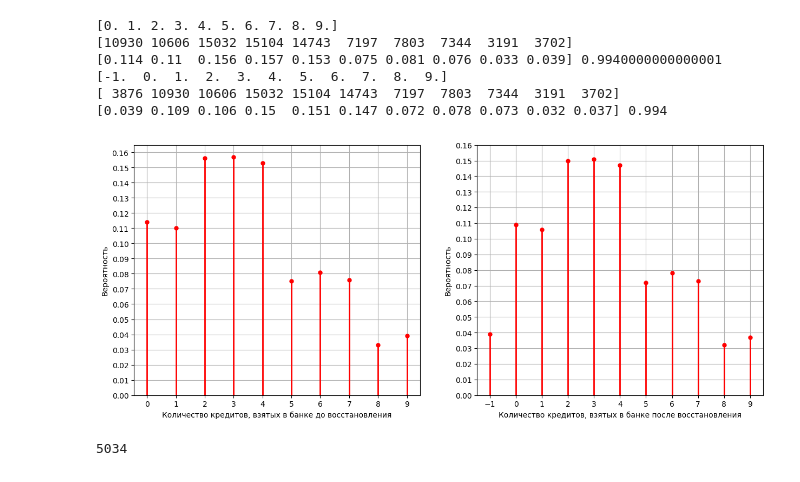
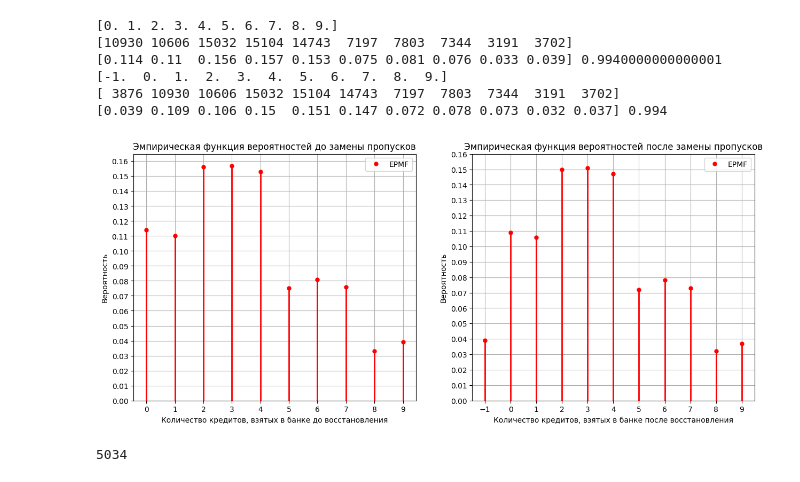
Before and after one commit to Ghukii/TMP-4sem-, a Jupyter notebook: Задание_6/Задание_6_13.ipynb, the cells around one changed output. Cells and saved outputs as stored; diff of their text form; code cells hidden in the pictures.

```diff
--- a/Задание_6/Задание_6_13.ipynb
+++ b/Задание_6/Задание_6_13.ipynb
@@ -389,29 +389,33 @@ print(NoL_na_epmf, NoL_na_epmf.sum())
 # %%
 plt.figure(figsize=(15, 6))
 
 plt.subplot(1, 2, 1)
-plt.plot(NoL_uniq, NoL_epmf, 'ro', ms=5, label='Эмпирическая функция вероятностей')
+plt.plot(NoL_uniq, NoL_epmf, 'ro', ms=5, label='EPMF')
 plt.vlines(NoL_uniq, 0, NoL_epmf, colors='r', lw=2)
+plt.title('Эмпирическая функция вероятностей до замены пропусков')
 plt.xlabel('Количество кредитов, взятых в банке до восстановления')
 plt.ylabel('Вероятность')
 plt.xticks(np.arange(0, 10, 1))
 plt.yticks(np.arange(0, 0.17, 0.01))
 plt.ylim(0)
+plt.legend()
 plt.grid()
 
 plt.subplot(1, 2, 2)
-plt.plot(NoL_na_uniq, NoL_na_epmf, 'ro', ms=5, label='Эмпирическая функция вероятностей')
+plt.plot(NoL_na_uniq, NoL_na_epmf, 'ro', ms=5, label='EPMF')
 plt.vlines(NoL_na_uniq, 0, NoL_na_epmf, colors='r', lw=2)
+plt.title('Эмпирическая функция вероятностей после замены пропусков')
 plt.xlabel('Количество кредитов, взятых в банке после восстановления')
 plt.ylabel('Вероятность')
 plt.xticks(np.arange(-1, 10, 1))
 plt.yticks(np.arange(0, 0.17, 0.01))
+plt.legend()
 plt.ylim(0)
 plt.grid()
 
 plt.show()
 # %% [output]
-[figure, old version]
+[figure, new version]
 # %%
 df['Monthly_Balance'].isna().sum()
 # %% [output]
```
Also changed, not shown: parts of 13 cells of this notebook.
